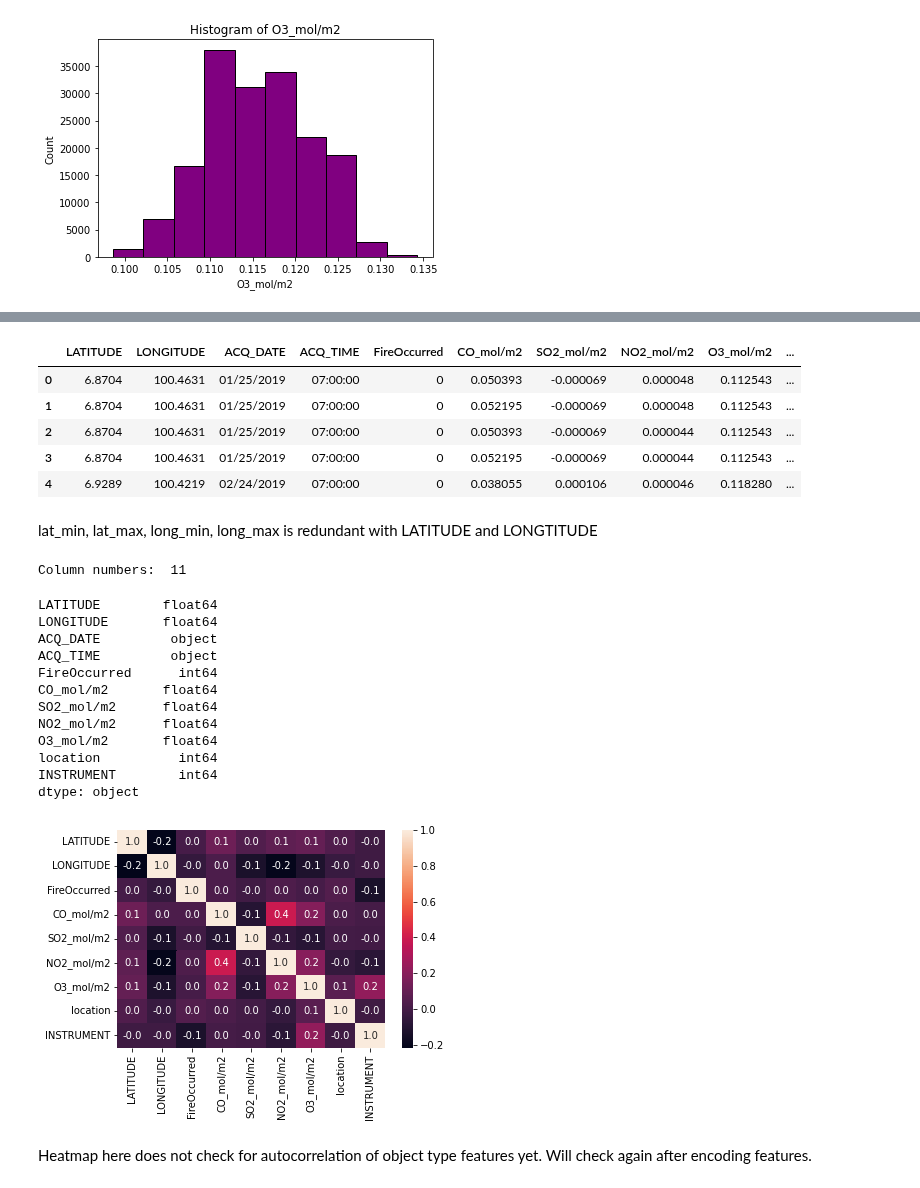
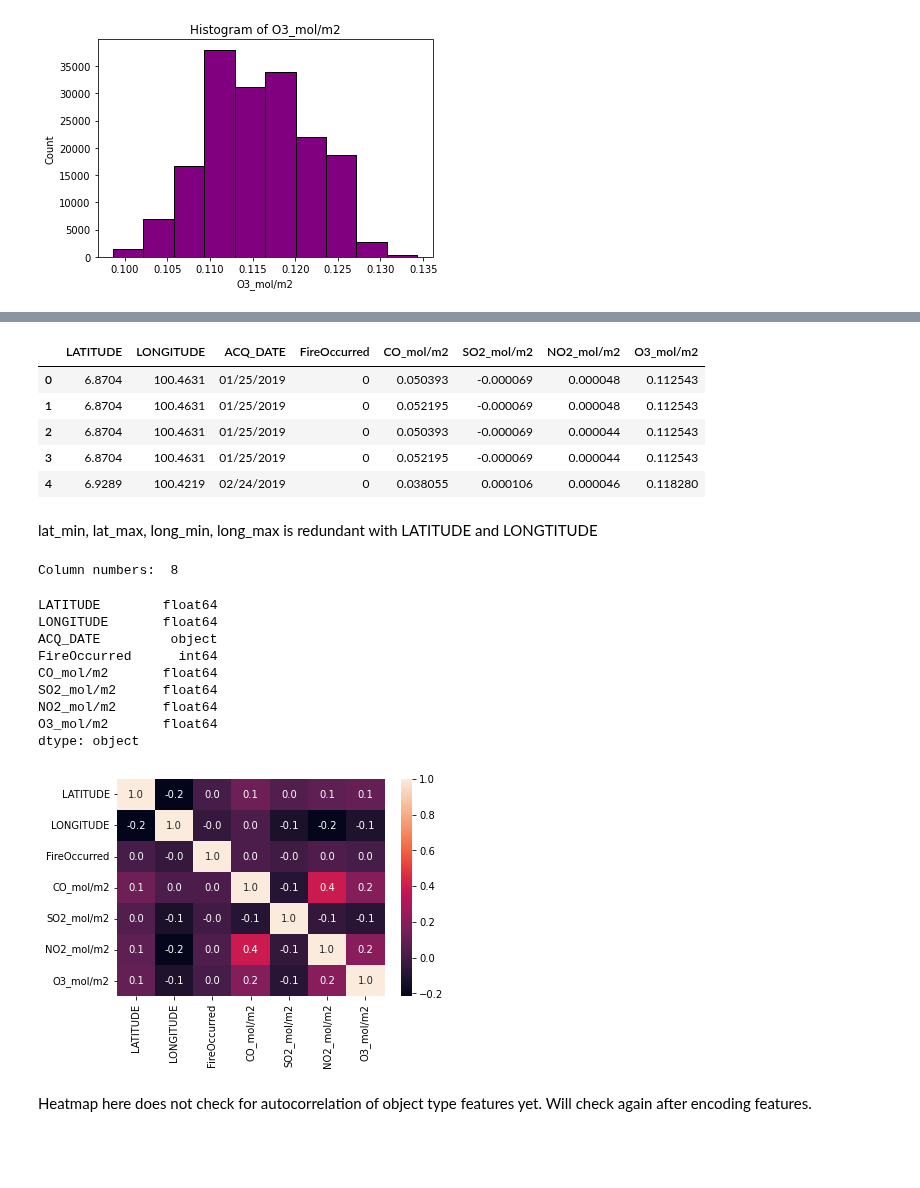
Before and after one commit to ManapatWeeramongkolkul/ForestFireML, a Jupyter notebook: DataPreparation_Pipeline.ipynb, the cells around one changed output, grey strips where cells are left out. Saved outputs shown, nothing was run; the diff lists cells and outputs as text; code cells hidden in the pictures; blank space fills up the shorter version.

```diff
--- a/DataPreparation_Pipeline.ipynb
+++ b/DataPreparation_Pipeline.ipynb
@@ -219,38 +234,35 @@ sb.countplot(x=df["location"])
 # %%
-df = df.drop(['Unnamed: 0','DAYNIGHT','lat_min','lat_max','long_min','long_max'], axis = 1)
+df = df.drop(['Unnamed: 0','DAYNIGHT','lat_min','lat_max','long_min','long_max','location', 'ACQ_TIME', 'INSTRUMENT'], axis = 1)
 df.head()
 # %% [output]
-|  | LATITUDE | LONGITUDE | ACQ_DATE | ACQ_TIME | FireOccurred | CO_mol/m2 | SO2_mol/m2 | NO2_mol/m2 | O3_mol/m2 | ... |
-| 0 | 6.8704 | 100.4631 | 01/25/2019 | 07:00:00 | 0 | 0.050393 | -0.000069 | 0.000048 | 0.112543 | ... |
-| 1 | 6.8704 | 100.4631 | 01/25/2019 | 07:00:00 | 0 | 0.052195 | -0.000069 | 0.000048 | 0.112543 | ... |
-| 2 | 6.8704 | 100.4631 | 01/25/2019 | 07:00:00 | 0 | 0.050393 | -0.000069 | 0.000044 | 0.112543 | ... |
-| 3 | 6.8704 | 100.4631 | 01/25/2019 | 07:00:00 | 0 | 0.052195 | -0.000069 | 0.000044 | 0.112543 | ... |
-| 4 | 6.9289 | 100.4219 | 02/24/2019 | 07:00:00 | 0 | 0.038055 | 0.000106 | 0.000046 | 0.118280 | ... |
+|  | LATITUDE | LONGITUDE | ACQ_DATE | FireOccurred | CO_mol/m2 | SO2_mol/m2 | NO2_mol/m2 | O3_mol/m2 |
+| 0 | 6.8704 | 100.4631 | 01/25/2019 | 0 | 0.050393 | -0.000069 | 0.000048 | 0.112543 |
+| 1 | 6.8704 | 100.4631 | 01/25/2019 | 0 | 0.052195 | -0.000069 | 0.000048 | 0.112543 |
+| 2 | 6.8704 | 100.4631 | 01/25/2019 | 0 | 0.050393 | -0.000069 | 0.000044 | 0.112543 |
+| 3 | 6.8704 | 100.4631 | 01/25/2019 | 0 | 0.052195 | -0.000069 | 0.000044 | 0.112543 |
+| 4 | 6.9289 | 100.4219 | 02/24/2019 | 0 | 0.038055 | 0.000106 | 0.000046 | 0.118280 |
 # %% [markdown]
 lat_min, lat_max, long_min, long_max is redundant with LATITUDE and LONGTITUDE
 # %%
 print("Column numbers: ", len(df.columns))
 # %% [output]
-Column numbers:  11
+Column numbers:  8
 # %%
 df.dtypes
 # %% [output]
 LATITUDE        float64
 LONGITUDE       float64
 ACQ_DATE         object
-ACQ_TIME         object
 FireOccurred      int64
 CO_mol/m2       float64
 SO2_mol/m2      float64
 NO2_mol/m2      float64
 O3_mol/m2       float64
-location          int64
-INSTRUMENT        int64
 dtype: object
 # %%
 corrplot = sb.heatmap(df.corr(), annot=True, fmt=".1f")
 # %% [output]
-[figure, old version]
+[figure, new version]
 # %% [markdown]
 Heatmap here does not check for autocorrelation of object type features yet. Will check again after encoding features.
 # %% [markdown]
```
Also changed, not shown: parts of 40 cells of this notebook.
